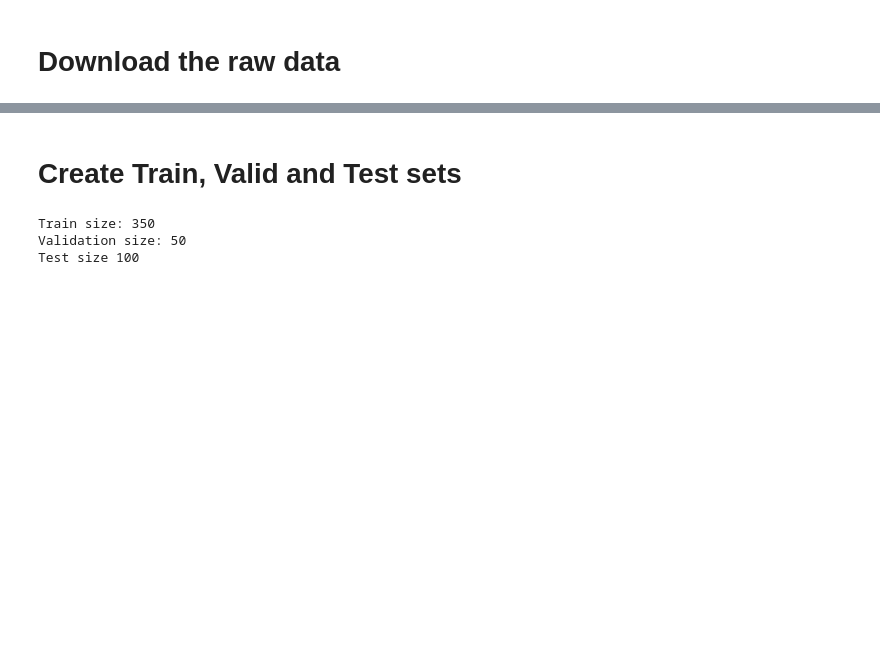
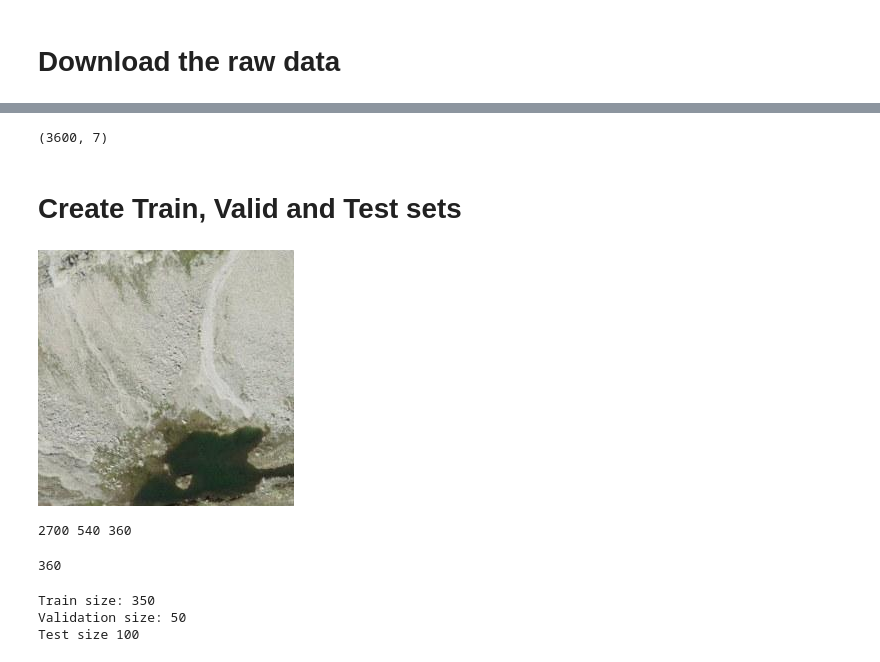
Before and after one commit to tololojo/AML_FinalProject, a Jupyter notebook: scripts/dataclass.ipynb, the cells around one changed output, grey strips where cells are left out. Cells and saved outputs as stored; diff of their text form; code cells hidden in the pictures; blank space fills up the shorter version.

Commit message:
split dataset

```diff
--- a/scripts/dataclass.ipynb
+++ b/scripts/dataclass.ipynb
@@ -244,2 +266,14 @@ NOTE: the following are links stored in a private server, jet publically availab
+# %%
+metadata_raw_df.shape
+# %% [output]
+(3600, 7)
 # %% [markdown]
 # Create Train, Valid and Test sets
+# %%
+url = "https://perritos.myasustor.com:1985/data/img_id_10.jpg"
+# url = "https://192.168.1.144:1985/data/img_id_0.jpg"
+response = requests.get(url)
+img_test = Image.open(BytesIO(response.content))
+img_test
+# %% [output]
+[figure, added]
@@ -246 +288,25 @@ NOTE: the following are links stored in a private server, jet publically availab
+# %%
+dataX, dataY = metadata_raw_df["img_id"].to_list(), metadata_raw_df["class"] .to_list()
+
+rand_state = 9898
+train_ratio = 0.75
+validation_ratio = 0.15
+test_ratio = 0.10
+
+
+
+# train is now 75% of the entire data set
+x_train, x_test, y_train, y_test = train_test_split(dataX, dataY, test_size=1 - train_ratio, stratify = dataY, random_state=rand_state)
+
+# test is now 10% of the initial data set
+# validation is now 15% of the initial data set
+x_val, x_test, y_val, y_test = train_test_split(x_test, y_test, test_size=test_ratio/(test_ratio + validation_ratio), stratify=y_test, random_state=rand_state)
+
+print(len(x_train), len(x_val), len(x_test))
+# %% [output]
+2700 540 360
+# %%
+len(x_test)
+# %% [output]
+360
 # %%
```
Also changed, not shown: parts of 12 cells of this notebook.
